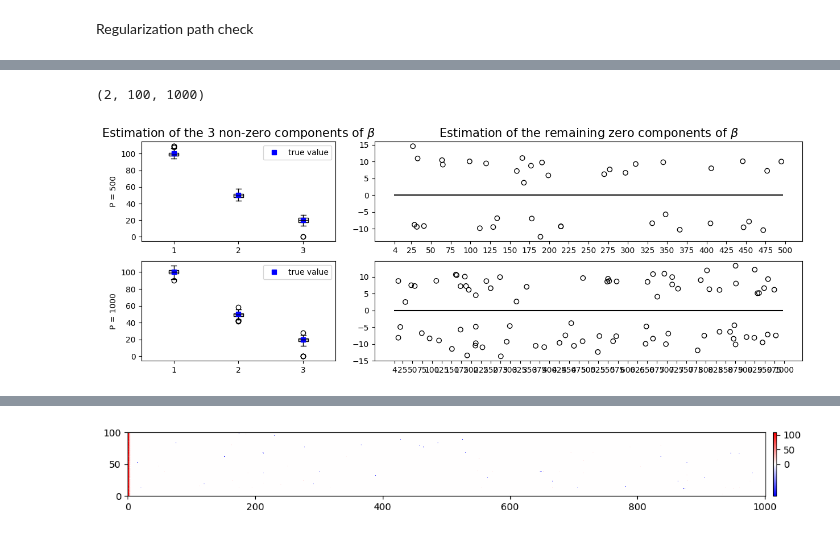
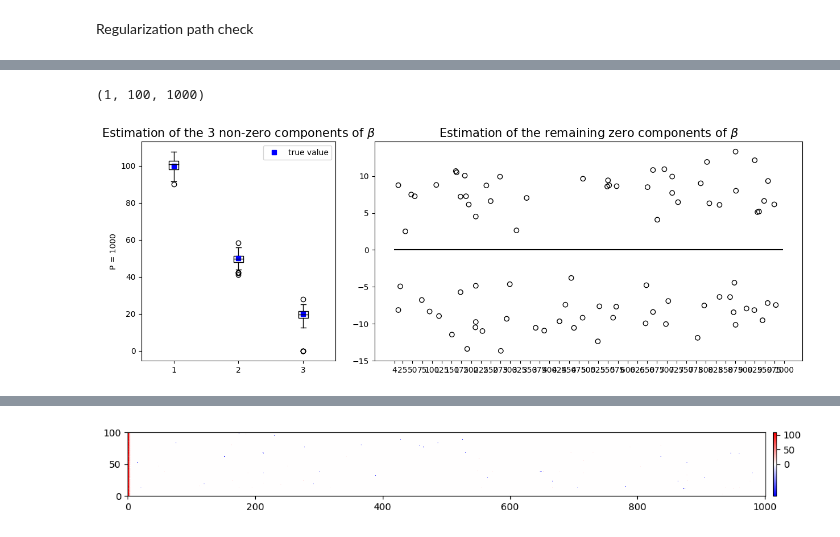
Before and after one commit to caillebotteAntoine/sdg4varselect, a Jupyter notebook: results/simulation_study/NLMEM/Logistic/sim_study_nlmem_logistic.ipynb, the cells around one changed output, grey strips where cells are left out. Drawn from its saved outputs; the diff is of its cells as text; code cells hidden in the pictures.

```diff
--- a/results/simulation_study/NLMEM/Logistic/sim_study_nlmem_logistic.ipynb
+++ b/results/simulation_study/NLMEM/Logistic/sim_study_nlmem_logistic.ipynb
@@ -254,7 +254,7 @@ Regularization path check
 from sdg4varselect._regularization_function import eBIC
 
 step = 1
-for t in jnp.where(results.last_theta[0, :, -1, 10] == 0)[0][:10]:
+for t in jnp.where(results.last_theta[0, :, -1, 10] == 0)[0][:3]:
     reg_res = results[1][t].standardize()  # .filter(P=300)[0]
     fig = sdgplt.plot_reg_path(
         reg_res=reg_res, dim_ld=myModel.DIM_LD, fig=sdgplt.figure(5, 5)
@@ -308,13 +301,13 @@ params_names = np.array(
     + [f"$\\beta_{i+1}$" for i in range(myModel.P)]
 )
 
-r = results.filter(N=200)  # [0]  # .filter(P=500, N=200)
+r = results.filter(N=200, P=1000, keep_type=True)  # [0]  # .filter(P=500, N=200)
 
 scenarios_labels = [
     f"{n}\n{p}"
     for n, p in zip(r.get_scenarios_labels("N"), r.get_scenarios_labels("P"))
 ]
-id = np.array([1, 2, 3, 4, 7, 8]) - 1 #, 9, 10, 11
+id = np.array([1, 2, 3, 4, 7, 8]) - 1  # , 9, 10, 11
 
 print(params_names[id])
 x = r.last_theta[:, :, -1, id]
@@ -341,7 +334,9 @@ import matplotlib.pyplot as plt
 from matplotlib.gridspec import GridSpec
 
 # res = results.filter(N=200, P=500, keep_type=True)
-res = results.filter(N = 200)  # .filter(N=100, keep_type=True).sort("P")
+res = results.filter(
+    N=200, P=1000, keep_type=True
+)  # .filter(N=100, keep_type=True).sort("P")
 
 params_star_HD = p_star.beta
 import numpy as np
@@ -388,32 +383,32 @@ for i in range(len(res)):
         ],
         [],
     )
 
     ax.scatter(
         [p[0] for p in points],
         [p[1] for p in points],
         facecolors="none",
         edgecolors="k",
     )
     ax.hlines(0, xmin=non_zero, xmax=theta_nonan.shape[0], colors="k")
 
     xticks_nonzero = [non_zero + 1] + [
         (x + 1) * 25 for x in range((theta_nonan.shape[0] + non_zero) // 25)
     ]
 
     ax.set_xticks(xticks_nonzero, [str(x) for x in xticks_nonzero])
 
 ax = plt.subplot(G[0, 0])
 ax.set_title(
     f"Estimation of the {non_zero} non-zero components of $\\beta$", fontsize=15
 )
 ax = plt.subplot(G[0, 1:])  # , sharey=ax)
 ax.set_title(f"Estimation of the remaining zero components of $\\beta$", fontsize=15)
 
 
 fig.set_figheight(8)
 fig.set_figheight(5)
 fig.set_figwidth(15)
 # %% [output]
-(2, 100, 1000)
+(1, 100, 1000)
-[figure, old version]
+[figure, new version]
```
Also changed, not shown: parts of 3 cells of this notebook, 6 other files.
